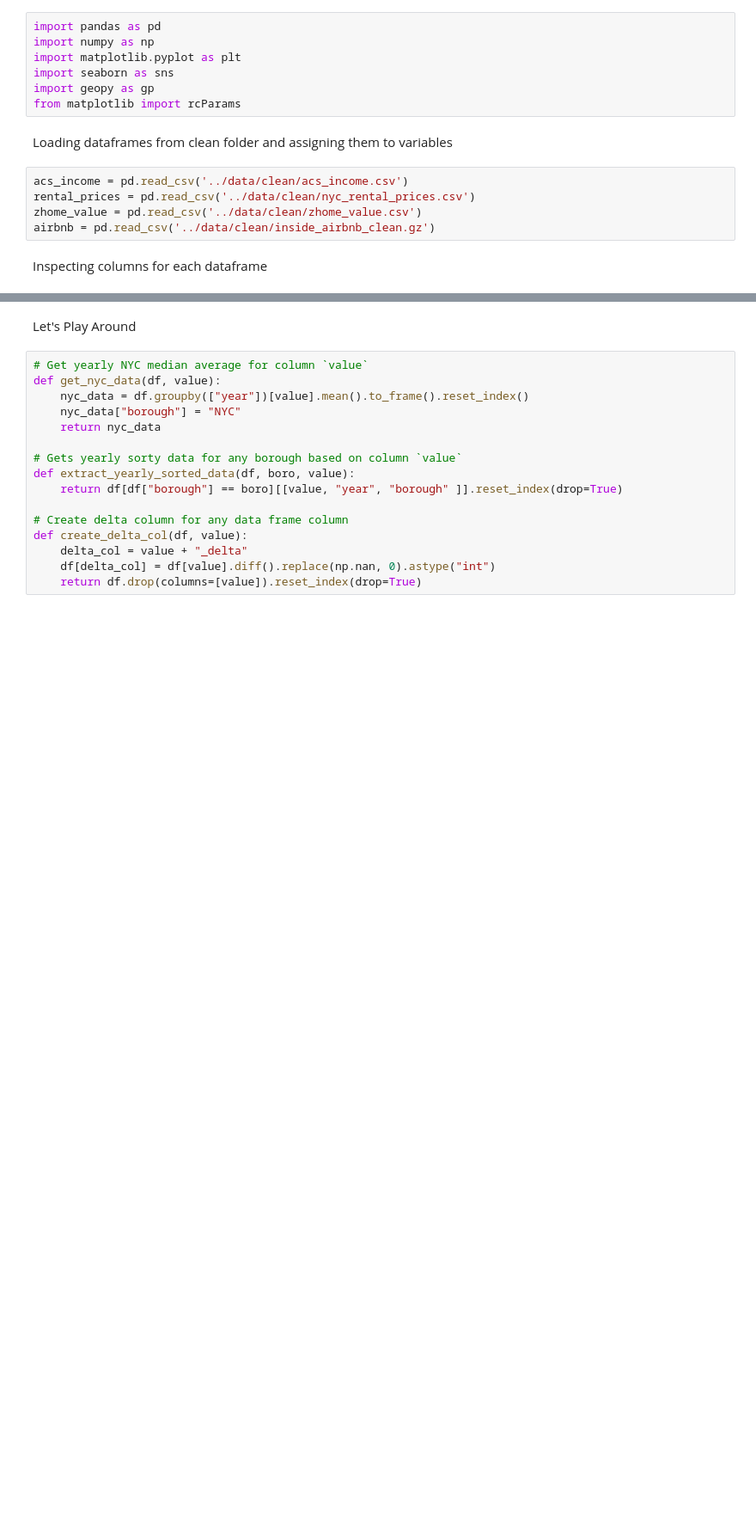
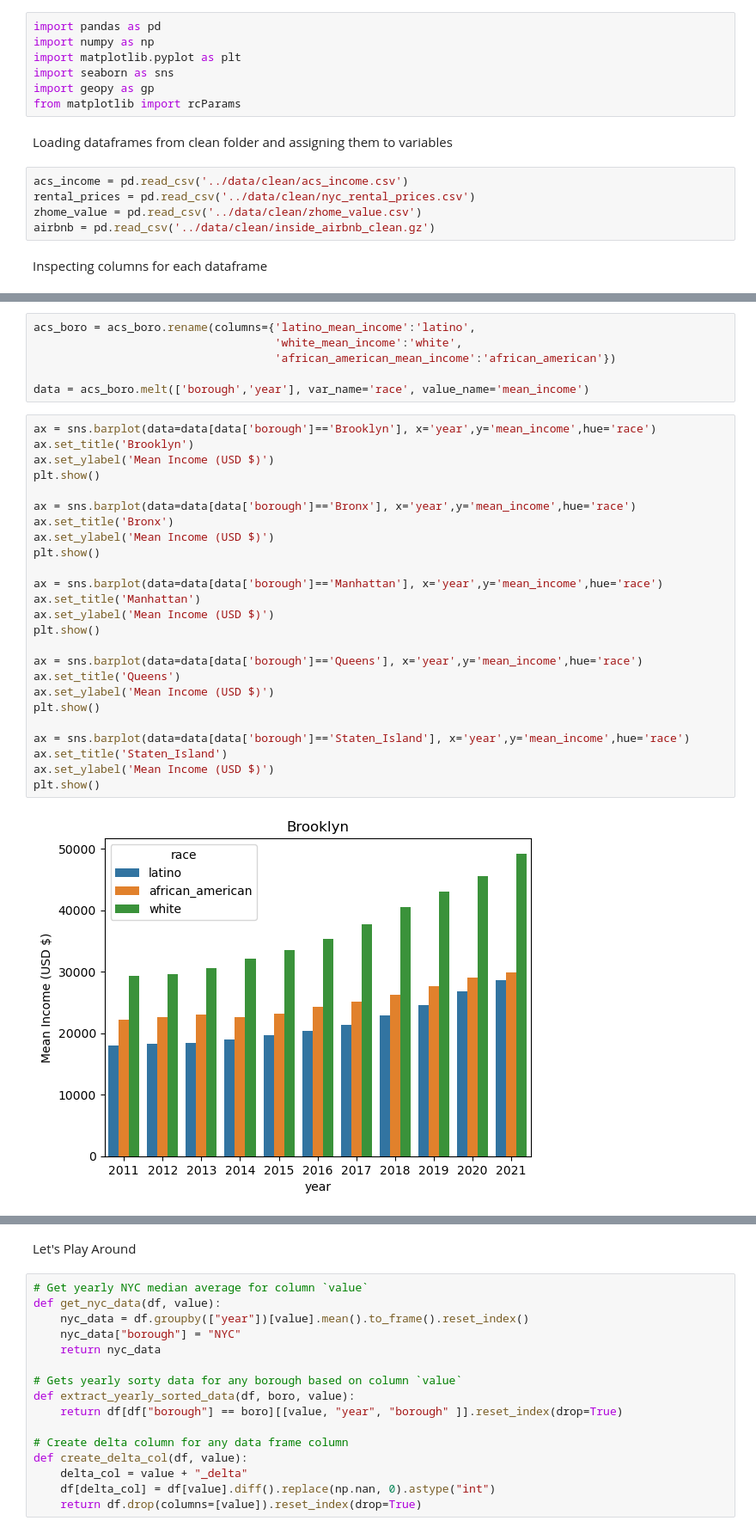
Before and after one commit to hpuma/Airbnb_Rental_Project, a Jupyter notebook: vis/acs_income_eda_sergio.ipynb, the cells around one changed output, grey strips where cells are left out. Shown at 86% size. Saved outputs shown, nothing was run; the diff lists cells and outputs as text; blank space fills up the shorter version.

```diff
--- a/vis/acs_income_eda_sergio.ipynb
+++ b/vis/acs_income_eda_sergio.ipynb
@@ -52,0 +76,33 @@ Index(['id', 'last_scraped', 'host_id', 'host_name', 'neighbourhood',
+# %%
+acs_boro = acs_boro.rename(columns={'latino_mean_income':'latino',
+                                    'white_mean_income':'white',
+                                    'african_american_mean_income':'african_american'})
+
+data = acs_boro.melt(['borough','year'], var_name='race', value_name='mean_income')
+# %%
+ax = sns.barplot(data=data[data['borough']=='Brooklyn'], x='year',y='mean_income',hue='race')
+ax.set_title('Brooklyn')
+ax.set_ylabel('Mean Income (USD $)')
+plt.show()
+
+ax = sns.barplot(data=data[data['borough']=='Bronx'], x='year',y='mean_income',hue='race')
+ax.set_title('Bronx')
+ax.set_ylabel('Mean Income (USD $)')
+plt.show()
+
+ax = sns.barplot(data=data[data['borough']=='Manhattan'], x='year',y='mean_income',hue='race')
+ax.set_title('Manhattan')
+ax.set_ylabel('Mean Income (USD $)')
+plt.show()
+
+ax = sns.barplot(data=data[data['borough']=='Queens'], x='year',y='mean_income',hue='race')
+ax.set_title('Queens')
+ax.set_ylabel('Mean Income (USD $)')
+plt.show()
+
+ax = sns.barplot(data=data[data['borough']=='Staten_Island'], x='year',y='mean_income',hue='race')
+ax.set_title('Staten_Island')
+ax.set_ylabel('Mean Income (USD $)')
+plt.show()
+# %% [output]
+[figure, added]
```
Also changed, not shown: parts of 24 cells of this notebook.
